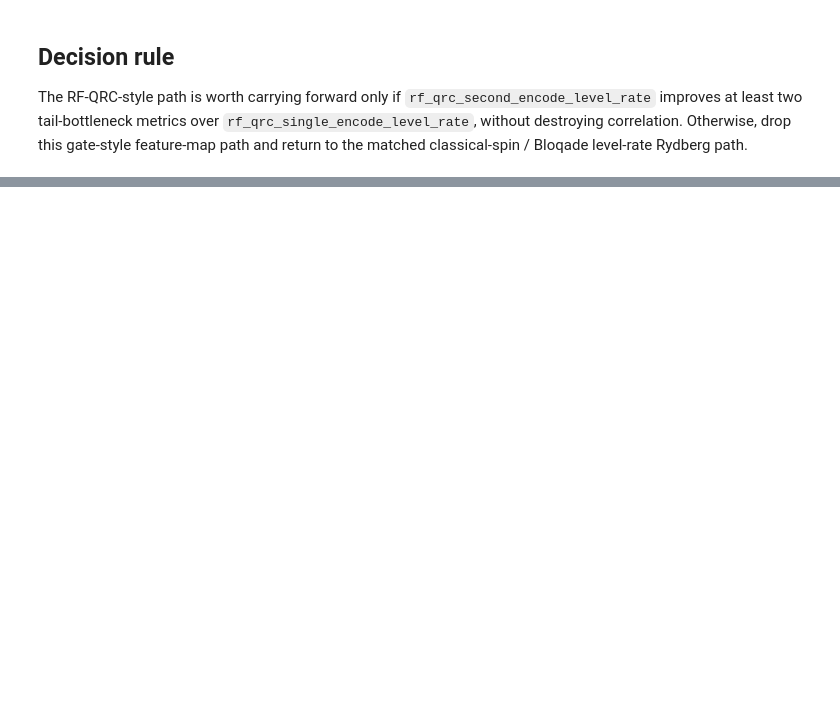
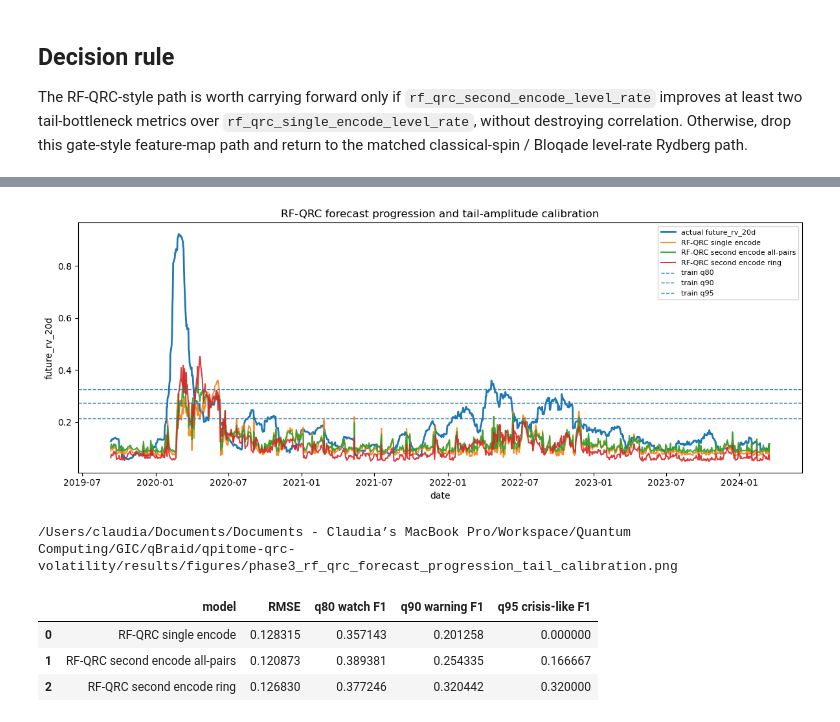
Before and after one commit to friedsam/qpitome-qrc-volatility, a Jupyter notebook: notebooks/phase3_rf_qrc_tail_probe.ipynb, the cells around one changed output, grey strips where cells are left out. Cells and saved outputs as stored; diff of their text form; code cells hidden in the pictures; blank space fills up the shorter version.

```diff
--- a/notebooks/phase3_rf_qrc_tail_probe.ipynb
+++ b/notebooks/phase3_rf_qrc_tail_probe.ipynb
@@ -48,0 +210,62 @@ The RF-QRC-style path is worth carrying forward only if `rf_qrc_second_encode_le
+# %%
+plt.figure(figsize=(12, 4.8))
+
+plt.plot(
+    test["date"],
+    test[actual_col],
+    label="actual future_rv_20d",
+    linewidth=2,
+)
+
+for c in model_cols:
+    plt.plot(
+        test["date"],
+        test[c],
+        label=labels[c],
+        alpha=0.9,
+    )
+
+plt.axhline(q80, linestyle="--", linewidth=1, label="train q80")
+plt.axhline(q90, linestyle="--", linewidth=1, label="train q90")
+plt.axhline(q95, linestyle="--", linewidth=1, label="train q95")
+
+plt.title("RF-QRC forecast progression and tail-amplitude calibration")
+plt.xlabel("date")
+plt.ylabel("future_rv_20d")
+plt.legend(fontsize=8)
+plt.tight_layout()
+
+out = PROJECT_ROOT / "results/figures/phase3_rf_qrc_forecast_progression_tail_calibration.png"
+out.parent.mkdir(parents=True, exist_ok=True)
+plt.savefig(out, dpi=200, bbox_inches="tight")
+plt.show()
+
+print(out)
+# %% [output]
+[figure, added]
+/Users/claudia/Documents/Documents - Claudia’s MacBook Pro/Workspace/Quantum Computing/GIC/qBraid/qpitome-qrc-volatility/results/figures/phase3_rf_qrc_forecast_progression_tail_calibration.png
+# %%
+def binary_f1(y_true, y_pred, threshold):
+    return f1_score(y_true >= threshold, y_pred >= threshold, zero_division=0)
+
+rows = []
+
+for c in model_cols:
+    y = test[actual_col].values
+    p = test[c].values
+
+    rows.append({
+        "model": labels[c],
+        "RMSE": np.sqrt(mean_squared_error(y, p)),
+        "q80 watch F1": binary_f1(y, p, q80),
+        "q90 warning F1": binary_f1(y, p, q90),
+        "q95 crisis-like F1": binary_f1(y, p, q95),
+    })
+
+progress = pd.DataFrame(rows)
+progress
+# %% [output]
+|  | model | RMSE | q80 watch F1 | q90 warning F1 | q95 crisis-like F1 |
+| 0 | RF-QRC single encode | 0.128315 | 0.357143 | 0.201258 | 0.000000 |
+| 1 | RF-QRC second encode all-pairs | 0.120873 | 0.389381 | 0.254335 | 0.166667 |
+| 2 | RF-QRC second encode ring | 0.126830 | 0.377246 | 0.320442 | 0.320000 |
```
Also changed, not shown: parts of 33 cells of this notebook, 5 other files.
